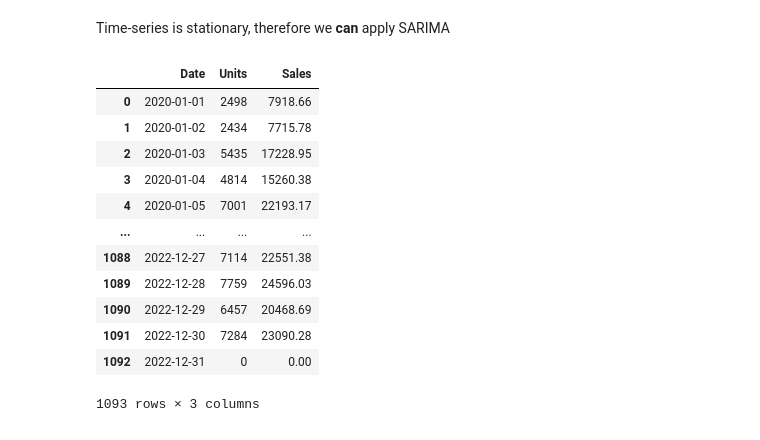
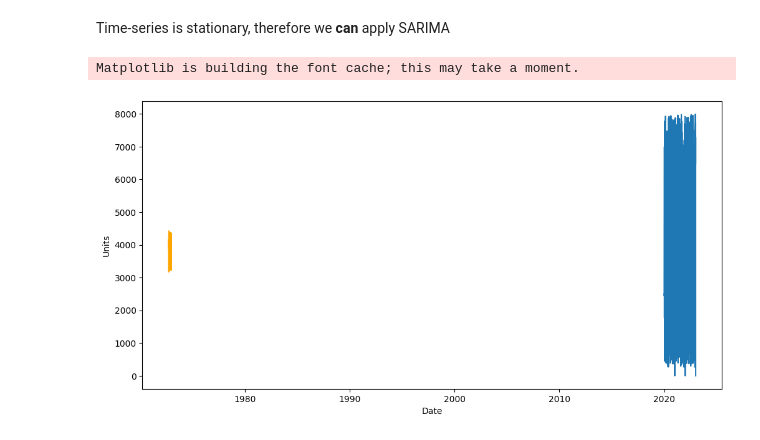
Before and after one commit to Azidalus/Demand-Forecasting-Web-app, a Jupyter notebook: notebooks/model testing.ipynb, the cells around one changed output. Cells and saved outputs as stored; diff of their text form; code cells hidden in the pictures.

```diff
--- a/notebooks/model testing.ipynb
+++ b/notebooks/model testing.ipynb
@@ -200,21 +200,14 @@ trained_model = model.fit()
 
 forecast = trained_model.get_forecast(steps=90)
 # %%
-import matplotlib as plt
+import matplotlib.pyplot as plt
 all_data = df[['Date','Units']].set_index('Date')
 plt.figure(figsize=(12,6))
-plt.plot(all_data)
+plt.plot(all_data, label='Observed')
+plt.plot(forecast.predicted_mean, label='Forecast', color='orange')
+plt.xlabel('Date')
+plt.ylabel('Units')
+plt.show()
 # %% [output]
-|  | Date | Units | Sales |
-| 0 | 2020-01-01 | 2498 | 7918.66 |
-| 1 | 2020-01-02 | 2434 | 7715.78 |
-| 2 | 2020-01-03 | 5435 | 17228.95 |
-| 3 | 2020-01-04 | 4814 | 15260.38 |
-| 4 | 2020-01-05 | 7001 | 22193.17 |
-| ... | ... | ... | ... |
-| 1088 | 2022-12-27 | 7114 | 22551.38 |
-| 1089 | 2022-12-28 | 7759 | 24596.03 |
-| 1090 | 2022-12-29 | 6457 | 20468.69 |
-| 1091 | 2022-12-30 | 7284 | 23090.28 |
-| 1092 | 2022-12-31 | 0 | 0.00 |
-1093 rows × 3 columns
+Matplotlib is building the font cache; this may take a moment.
+[figure, added]
```
Also changed, not shown: parts of 1 cell of this notebook.
